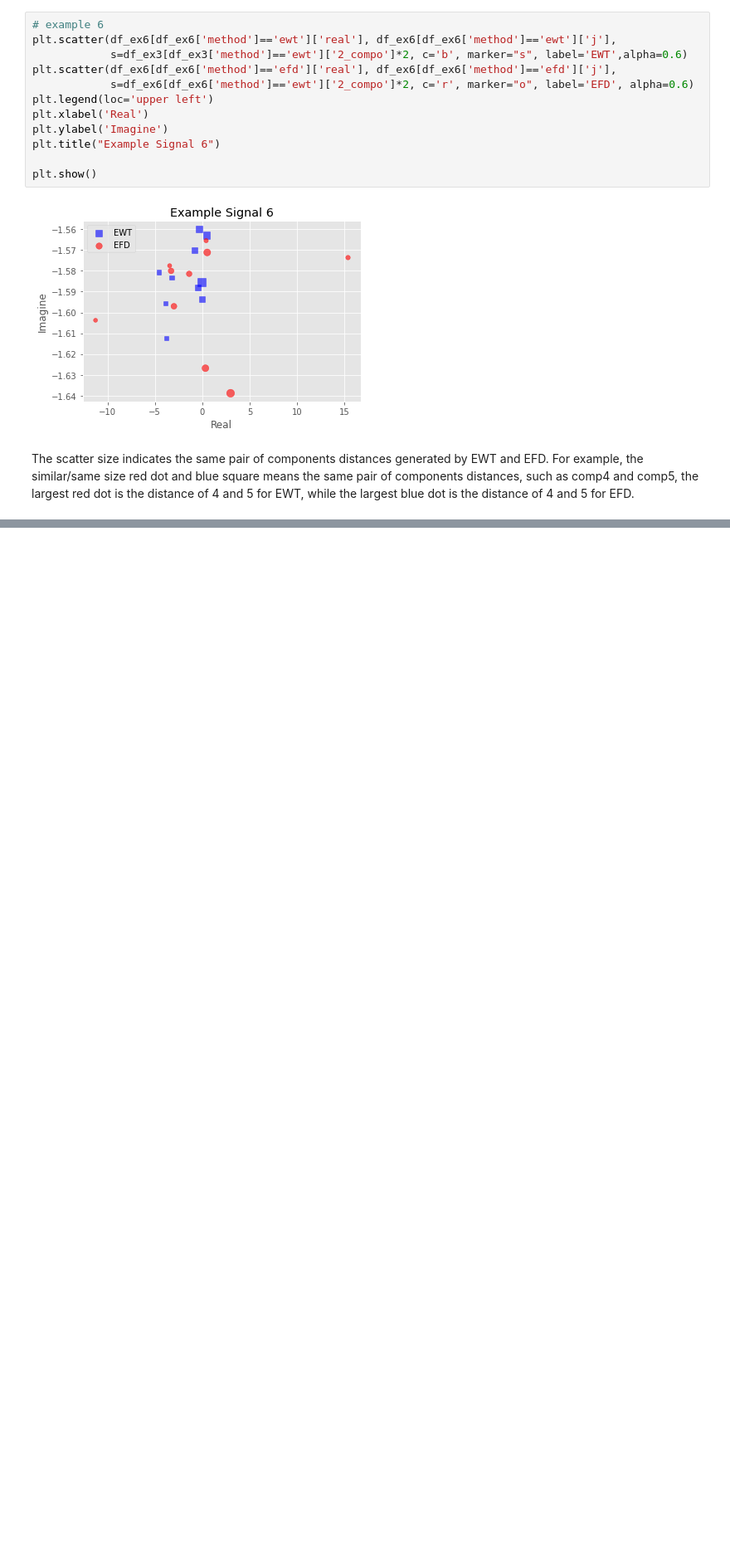
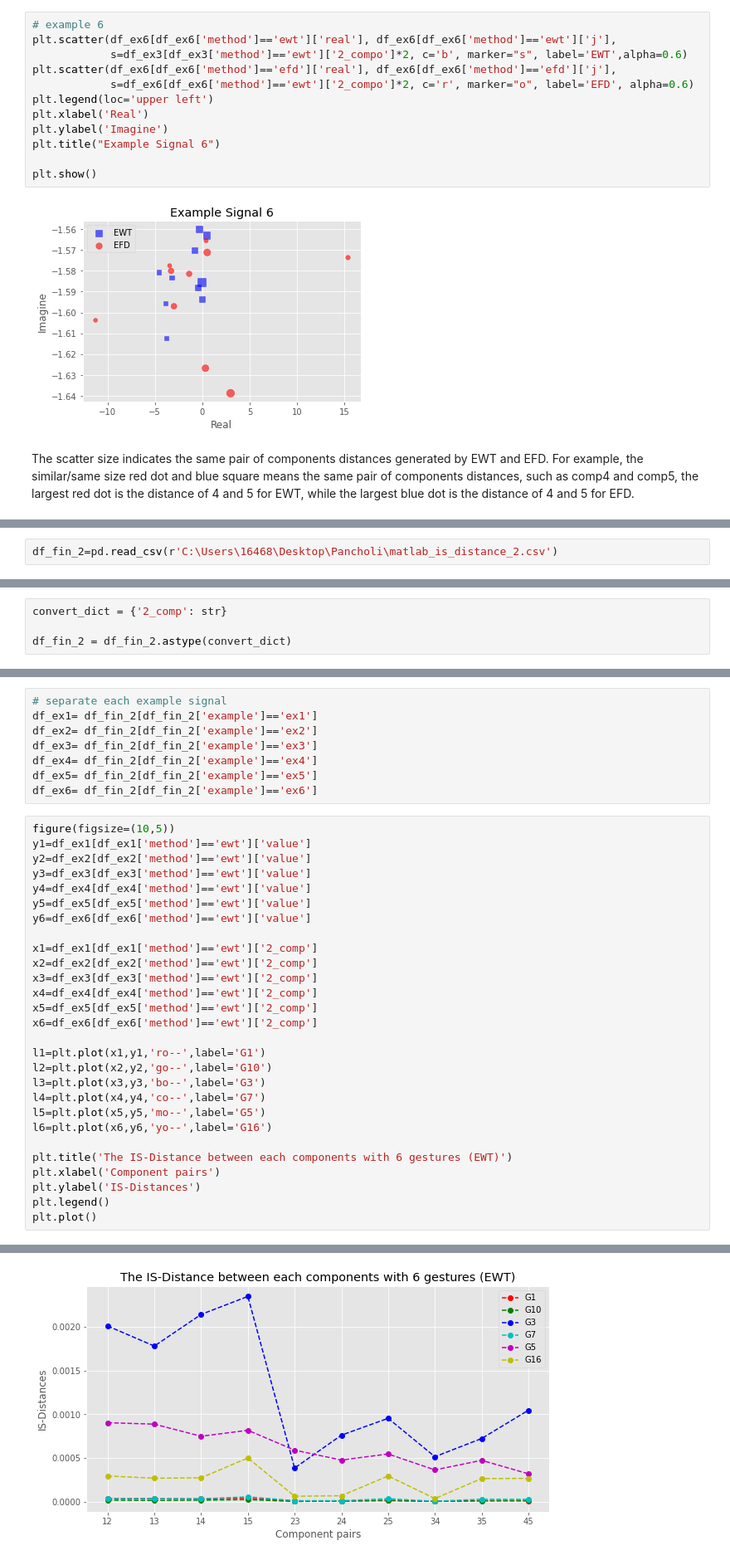
Before and after one commit to chenkecoco1/EMG_Analysis, a Jupyter notebook: Calculate_Distances_of_Components.ipynb, the cells around one changed output, grey strips where cells are left out. Shown at 83% size. Saved outputs shown, nothing was run; the diff lists cells and outputs as text; blank space fills up the shorter version.

```diff
--- a/Calculate_Distances_of_Components.ipynb
+++ b/Calculate_Distances_of_Components.ipynb
@@ -422,0 +686,2 @@ The scatter size indicates the same pair of components distances generated by EW
+# %%
+df_fin_2=pd.read_csv(r'C:\Users\16468\Desktop\Pancholi\matlab_is_distance_2.csv')
@@ -422,0 +703,4 @@ The scatter size indicates the same pair of components distances generated by EW
+# %%
+convert_dict = {'2_comp': str}
+
+df_fin_2 = df_fin_2.astype(convert_dict)
@@ -422,0 +709,37 @@ The scatter size indicates the same pair of components distances generated by EW
+# %%
+# separate each example signal
+df_ex1= df_fin_2[df_fin_2['example']=='ex1']
+df_ex2= df_fin_2[df_fin_2['example']=='ex2']
+df_ex3= df_fin_2[df_fin_2['example']=='ex3']
+df_ex4= df_fin_2[df_fin_2['example']=='ex4']
+df_ex5= df_fin_2[df_fin_2['example']=='ex5']
+df_ex6= df_fin_2[df_fin_2['example']=='ex6']
+# %%
+figure(figsize=(10,5))
+y1=df_ex1[df_ex1['method']=='ewt']['value']
+y2=df_ex2[df_ex2['method']=='ewt']['value']
+y3=df_ex3[df_ex3['method']=='ewt']['value']
+y4=df_ex4[df_ex4['method']=='ewt']['value']
+y5=df_ex5[df_ex5['method']=='ewt']['value']
+y6=df_ex6[df_ex6['method']=='ewt']['value']
+
+x1=df_ex1[df_ex1['method']=='ewt']['2_comp']
+x2=df_ex2[df_ex2['method']=='ewt']['2_comp']
+x3=df_ex3[df_ex3['method']=='ewt']['2_comp']
+x4=df_ex4[df_ex4['method']=='ewt']['2_comp']
+x5=df_ex5[df_ex5['method']=='ewt']['2_comp']
+x6=df_ex6[df_ex6['method']=='ewt']['2_comp']
+
+l1=plt.plot(x1,y1,'ro--',label='G1')
+l2=plt.plot(x2,y2,'go--',label='G10')
+l3=plt.plot(x3,y3,'bo--',label='G3')
+l4=plt.plot(x4,y4,'co--',label='G7')
+l5=plt.plot(x5,y5,'mo--',label='G5')
+l6=plt.plot(x6,y6,'yo--',label='G16')
+
+plt.title('The IS-Distance between each components with 6 gestures (EWT)')
+plt.xlabel('Component pairs')
+plt.ylabel('IS-Distances')
+plt.legend()
+plt.plot()
+# %% [output]
@@ -422,0 +747 @@ The scatter size indicates the same pair of components distances generated by EW
+[figure, added]
```
Also changed, not shown: parts of 15 cells of this notebook.
